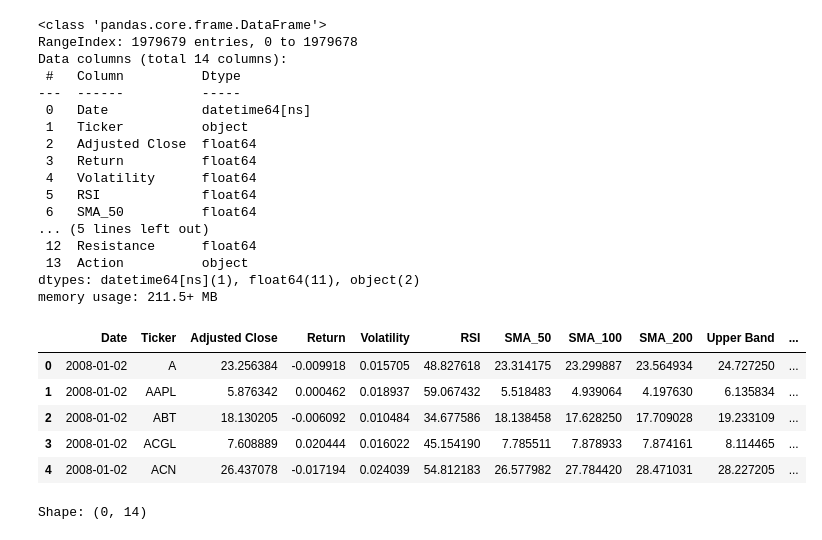
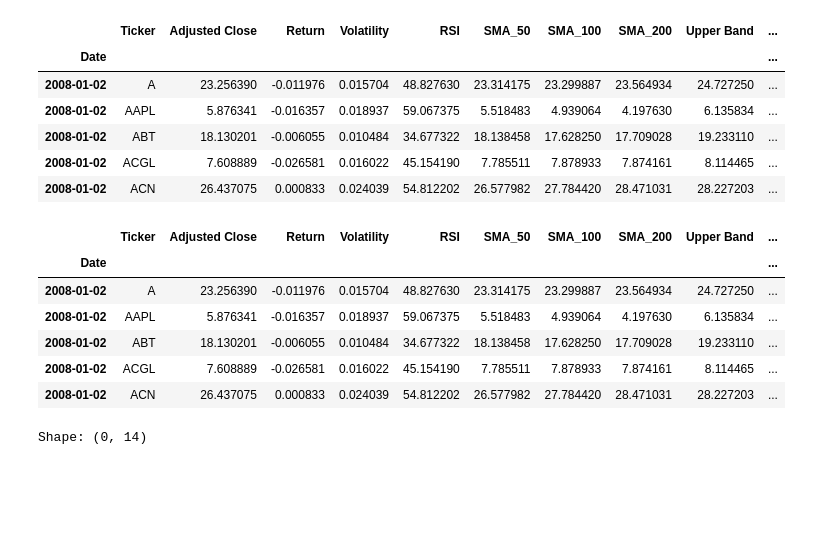
Before and after one commit to Corey-Holton/Group_project_2, a Jupyter notebook: notebooks/corey_exploration/KNN_ML_Regression.ipynb, the cells around one changed output. Saved outputs shown, nothing was run; the diff lists cells and outputs as text; code cells hidden in the pictures; blank space fills up the shorter version.

Commit message:
made changes to KNN model, found error with next close data

```diff
--- a/notebooks/corey_exploration/KNN_ML_Regression.ipynb
+++ b/notebooks/corey_exploration/KNN_ML_Regression.ipynb
@@ -9,36 +9,38 @@ from datetime import date
 from sklearn.preprocessing import LabelEncoder
 # %%
 # Import data
-file_path = Path("Resources/sp500_adj_close_raw.csv")
+file_path = Path("Resources/test_cjh.csv")
 df = pd.read_csv(file_path)
+
+#Convert date to datetime data type
 df["Date"] = pd.to_datetime(df["Date"])
+df.set_index('Date', inplace=True)
+
 df.shape
-df.info()
 df.head()
 # %% [output]
-<class 'pandas.core.frame.DataFrame'>
-RangeIndex: 1979679 entries, 0 to 1979678
-Data columns (total 14 columns):
- #   Column          Dtype
----  ------          -----
- 0   Date            datetime64[ns]
- 1   Ticker          object
- 2   Adjusted Close  float64
- 3   Return          float64
- 4   Volatility      float64
- 5   RSI             float64
- 6   SMA_50          float64
-... (5 lines left out)
- 12  Resistance      float64
- 13  Action          object
-dtypes: datetime64[ns](1), float64(11), object(2)
-memory usage: 211.5+ MB
-|  | Date | Ticker | Adjusted Close | Return | Volatility | RSI | SMA_50 | SMA_100 | SMA_200 | Upper Band | ... |
-| 0 | 2008-01-02 | A | 23.256384 | -0.009918 | 0.015705 | 48.827618 | 23.314175 | 23.299887 | 23.564934 | 24.727250 | ... |
-| 1 | 2008-01-02 | AAPL | 5.876342 | 0.000462 | 0.018937 | 59.067432 | 5.518483 | 4.939064 | 4.197630 | 6.135834 | ... |
-| 2 | 2008-01-02 | ABT | 18.130205 | -0.006092 | 0.010484 | 34.677586 | 18.138458 | 17.628250 | 17.709028 | 19.233109 | ... |
-| 3 | 2008-01-02 | ACGL | 7.608889 | 0.020444 | 0.016022 | 45.154190 | 7.785511 | 7.878933 | 7.874161 | 8.114465 | ... |
-| 4 | 2008-01-02 | ACN | 26.437078 | -0.017194 | 0.024039 | 54.812183 | 26.577982 | 27.784420 | 28.471031 | 28.227205 | ... |
+|  | Ticker | Adjusted Close | Return | Volatility | RSI | SMA_50 | SMA_100 | SMA_200 | Upper Band | ... |
+| Date |  |  |  |  |  |  |  |  |  | ... |
+| 2008-01-02 | A | 23.256390 | -0.011976 | 0.015704 | 48.827630 | 23.314175 | 23.299887 | 23.564934 | 24.727250 | ... |
+| 2008-01-02 | AAPL | 5.876341 | -0.016357 | 0.018937 | 59.067375 | 5.518483 | 4.939064 | 4.197630 | 6.135834 | ... |
+| 2008-01-02 | ABT | 18.130201 | -0.006055 | 0.010484 | 34.677322 | 18.138458 | 17.628250 | 17.709028 | 19.233110 | ... |
+| 2008-01-02 | ACGL | 7.608889 | -0.026581 | 0.016022 | 45.154190 | 7.785511 | 7.878933 | 7.874161 | 8.114465 | ... |
+| 2008-01-02 | ACN | 26.437075 | 0.000833 | 0.024039 | 54.812202 | 26.577982 | 27.784420 | 28.471031 | 28.227203 | ... |
+# %%
+# Do some feature engineering
+df['Year'] = df.index.year
+df['Month'] = df.index.month
+df['Day'] = df.index.day
+df['Day_of_Week'] = df.index.dayofweek
+df.head()
+# %% [output]
+|  | Ticker | Adjusted Close | Return | Volatility | RSI | SMA_50 | SMA_100 | SMA_200 | Upper Band | ... |
+| Date |  |  |  |  |  |  |  |  |  | ... |
+| 2008-01-02 | A | 23.256390 | -0.011976 | 0.015704 | 48.827630 | 23.314175 | 23.299887 | 23.564934 | 24.727250 | ... |
+| 2008-01-02 | AAPL | 5.876341 | -0.016357 | 0.018937 | 59.067375 | 5.518483 | 4.939064 | 4.197630 | 6.135834 | ... |
+| 2008-01-02 | ABT | 18.130201 | -0.006055 | 0.010484 | 34.677322 | 18.138458 | 17.628250 | 17.709028 | 19.233110 | ... |
+| 2008-01-02 | ACGL | 7.608889 | -0.026581 | 0.016022 | 45.154190 | 7.785511 | 7.878933 | 7.874161 | 8.114465 | ... |
+| 2008-01-02 | ACN | 26.437075 | 0.000833 | 0.024039 | 54.812202 | 26.577982 | 27.784420 | 28.471031 | 28.227203 | ... |
 # %%
 # Drop rows with todays date to remove potentail infill bias
 today = date.today()
```
Also changed, not shown: 2 other files.
